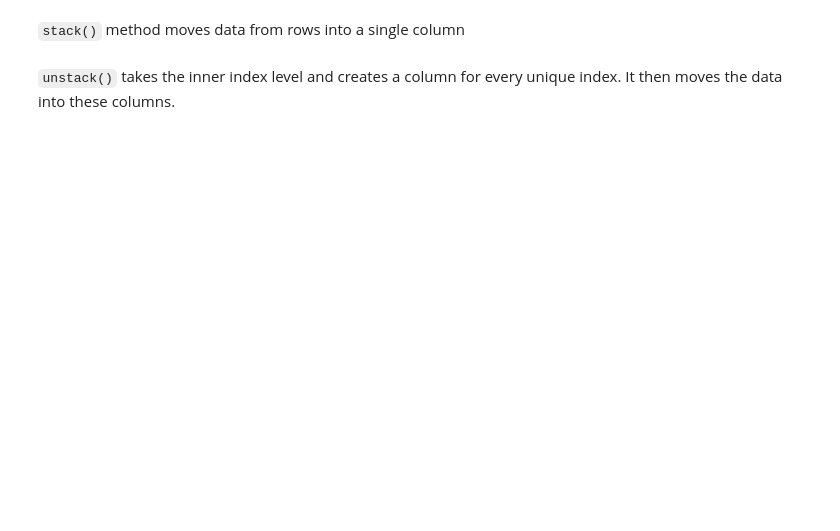
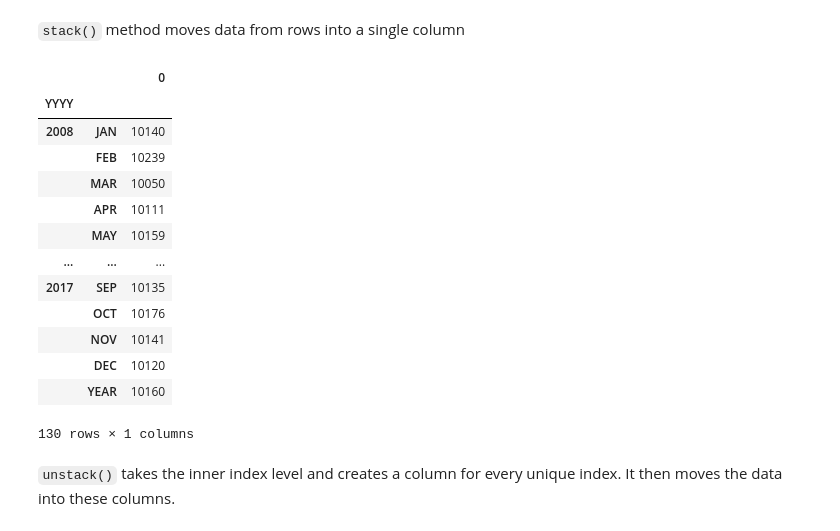
Before and after one commit to Okroshiashvili/Data_Analysis_Python, a Jupyter notebook: Lecture 5/Join, Combine, Reshape DataFrame.ipynb, the cells around one changed output. Saved outputs shown, nothing was run; the diff lists cells and outputs as text; code cells hidden in the pictures; blank space fills up the shorter version.

```diff
--- a/Lecture 5/Join, Combine, Reshape DataFrame.ipynb
+++ b/Lecture 5/Join, Combine, Reshape DataFrame.ipynb
@@ -554,7 +1190,22 @@ monthly_data
 # %%
 stacked_monthly_data = monthly_data.stack()
 
-stacked_monthly_data
+pd.DataFrame(stacked_monthly_data)
+# %% [output]
+|  |  | 0 |
+| YYYY |  |  |
+| 2008 | JAN | 10140 |
+|  | FEB | 10239 |
+|  | MAR | 10050 |
+|  | APR | 10111 |
+|  | MAY | 10159 |
+| ... | ... | ... |
+| 2017 | SEP | 10135 |
+|  | OCT | 10176 |
+|  | NOV | 10141 |
+|  | DEC | 10120 |
+|  | YEAR | 10160 |
+130 rows × 1 columns
 # %% [markdown]
 `unstack()` takes the inner index level and creates a column for every unique index. It then moves the data into these columns.
 # %%
```
Also changed, not shown: parts of 93 cells of this notebook.
